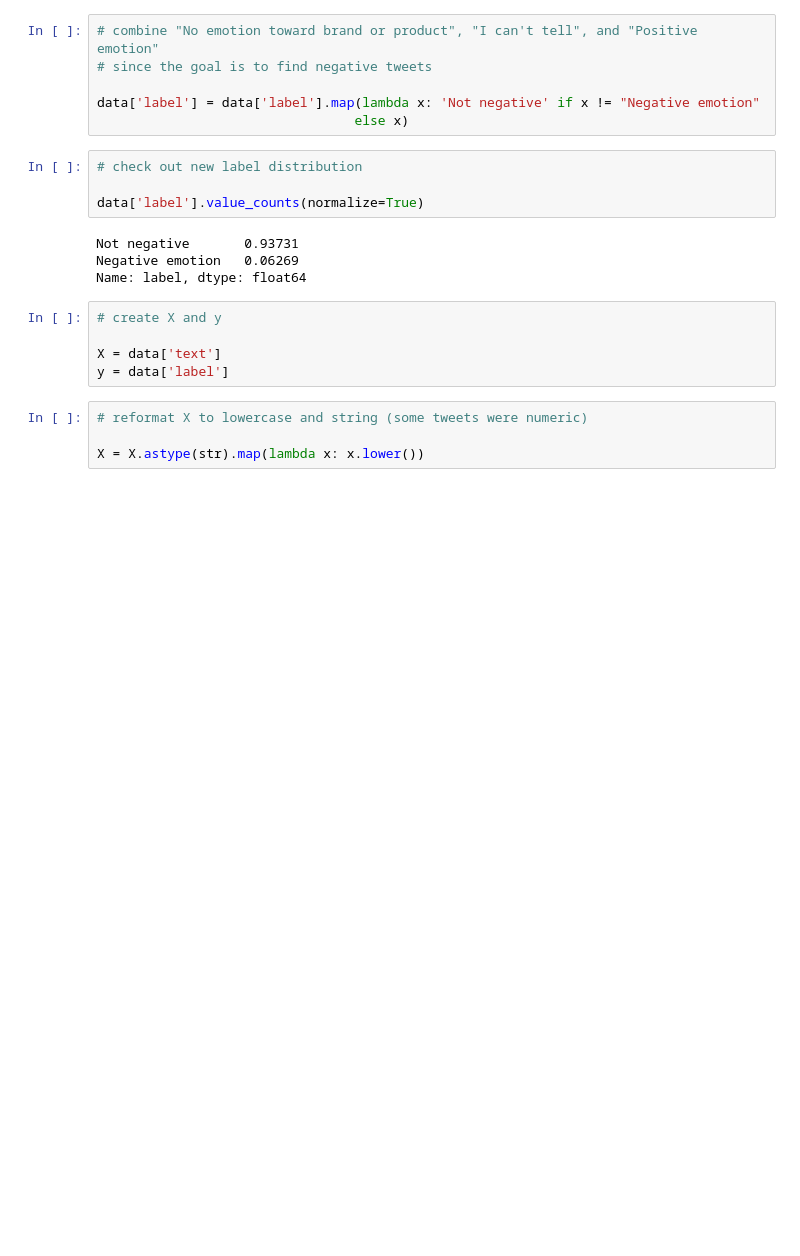
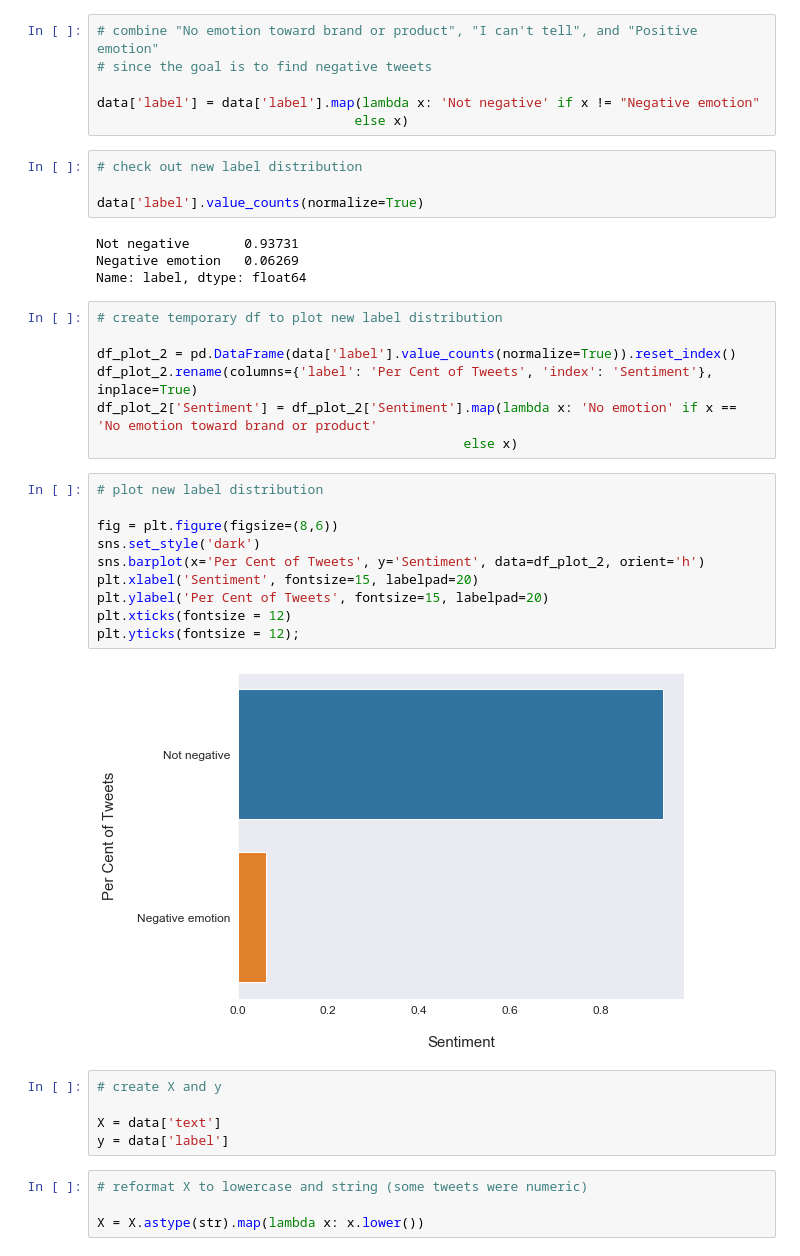
Before and after one commit to lilisbeit/Twitter-Sentiment-Analysis, a Jupyter notebook: negative-tweets-final.ipynb, the cells around one changed output. Saved outputs shown, nothing was run; the diff lists cells and outputs as text; blank space fills up the shorter version.

```diff
--- a/negative-tweets-final.ipynb
+++ b/negative-tweets-final.ipynb
@@ -161,6 +158,25 @@ data['label'].value_counts(normalize=True)
 Not negative       0.93731
 Negative emotion   0.06269
 Name: label, dtype: float64
+# %%
+# create temporary df to plot new label distribution
+
+df_plot_2 = pd.DataFrame(data['label'].value_counts(normalize=True)).reset_index()
+df_plot_2.rename(columns={'label': 'Per Cent of Tweets', 'index': 'Sentiment'}, inplace=True)
+df_plot_2['Sentiment'] = df_plot_2['Sentiment'].map(lambda x: 'No emotion' if x == 'No emotion toward brand or product'
+                                               else x)
+# %%
+# plot new label distribution
+
+fig = plt.figure(figsize=(8,6))
+sns.set_style('dark')
+sns.barplot(x='Per Cent of Tweets', y='Sentiment', data=df_plot_2, orient='h')
+plt.xlabel('Sentiment', fontsize=15, labelpad=20)
+plt.ylabel('Per Cent of Tweets', fontsize=15, labelpad=20)
+plt.xticks(fontsize = 12)
+plt.yticks(fontsize = 12);
+# %% [output]
+[figure, added]
 # %%
 # create X and y
 
```
Also changed, not shown: parts of 78 cells of this notebook, 1 other file.
